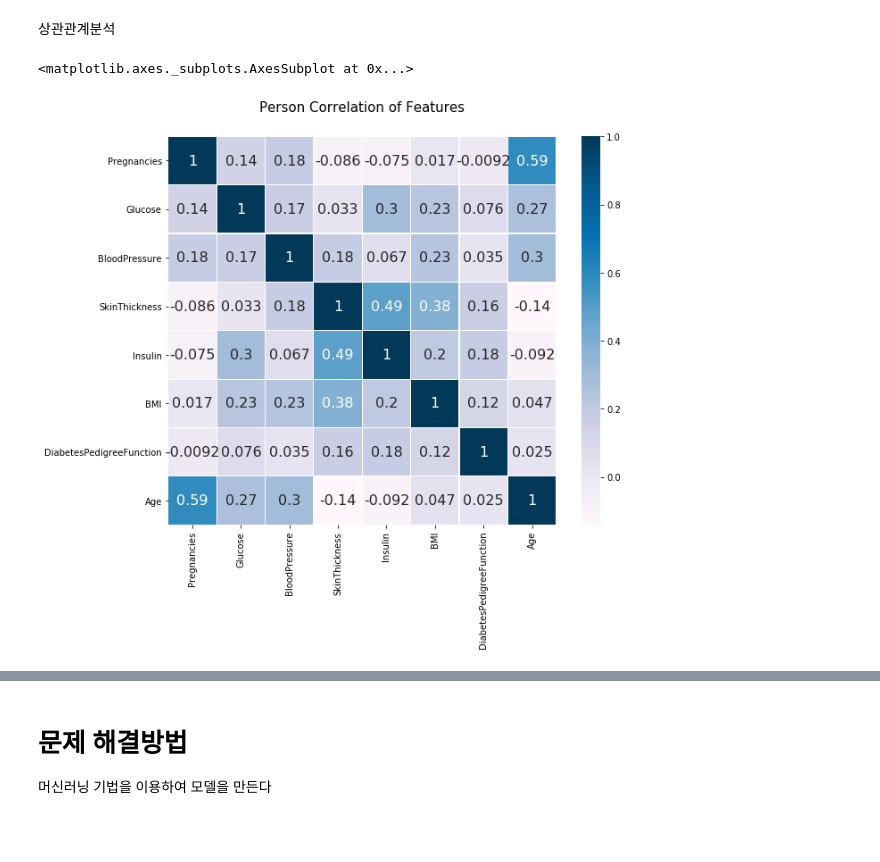
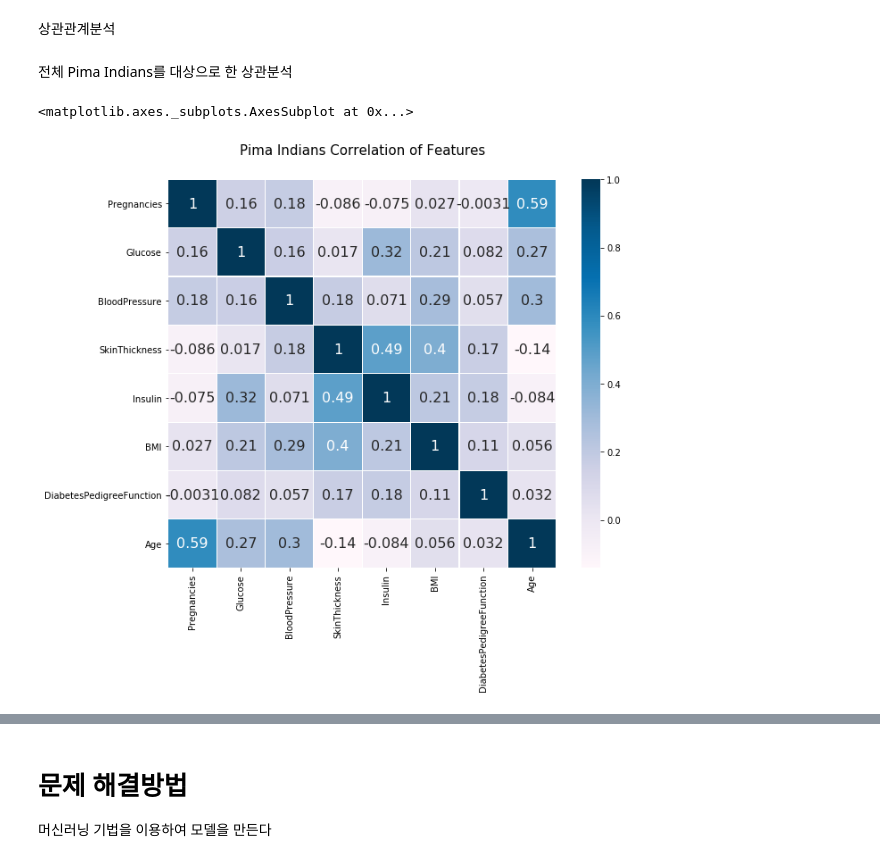
Before and after one commit to yeunkyung/projects, a Jupyter notebook: papers/Diabetes_Analysis.ipynb, the cells around one changed output, grey strips where cells are left out. Drawn from its saved outputs; the diff is of its cells as text; code cells hidden in the pictures; blank space fills up the shorter version.

```diff
--- a/papers/Diabetes_Analysis.ipynb
+++ b/papers/Diabetes_Analysis.ipynb
@@ -64,7 +60,7 @@ X_scaled = scaler.transform(X)
 import numpy as np
 from sklearn.svm import OneClassSVM
 
-clf = OneClassSVM(nu=0.1, max_iter=100000).fit(X_scaled)
+clf = OneClassSVM(nu=0.092, max_iter=100000).fit(X_scaled)
 outlier = clf.predict(X_scaled)
 pd.Series(clf.predict(X_scaled)).value_counts()
 # %% [output]
@@ -226,14 +281,16 @@ pd.DataFrame(result.pvalue,index=X_columns,columns=['p_value'])
 검증 결과, BloodPressure와 SkinThickness는 0.05보다 크므로 해당 피쳐에 대해서는 두 집단의 평균 차이는 통계적으로 유의미하지 않다
 # %% [markdown]
 상관관계분석
+# %% [markdown]
+전체 Pima Indians를 대상으로 한 상관분석
 # %%
 import matplotlib.pyplot as plt
 import seaborn as sns
 
 colormap = plt.cm.PuBu
 plt.figure(figsize=(10, 8))
-plt.title("Person Correlation of Features", y = 1.05, size = 15)
+plt.title("Pima Indians Correlation of Features", y = 1.05, size = 15)
 sns.heatmap(X.astype(float).corr(), linewidths = 0.1, vmax = 1.0, square = True, cmap = colormap, linecolor = "white", annot = True, annot_kws = {"size" : 16})
 # %% [output]
 <matplotlib.axes._subplots.AxesSubplot at 0x...>
-[figure, old version]
+[figure, new version]
```
Also changed, not shown: parts of 77 cells of this notebook, 1 other file.
